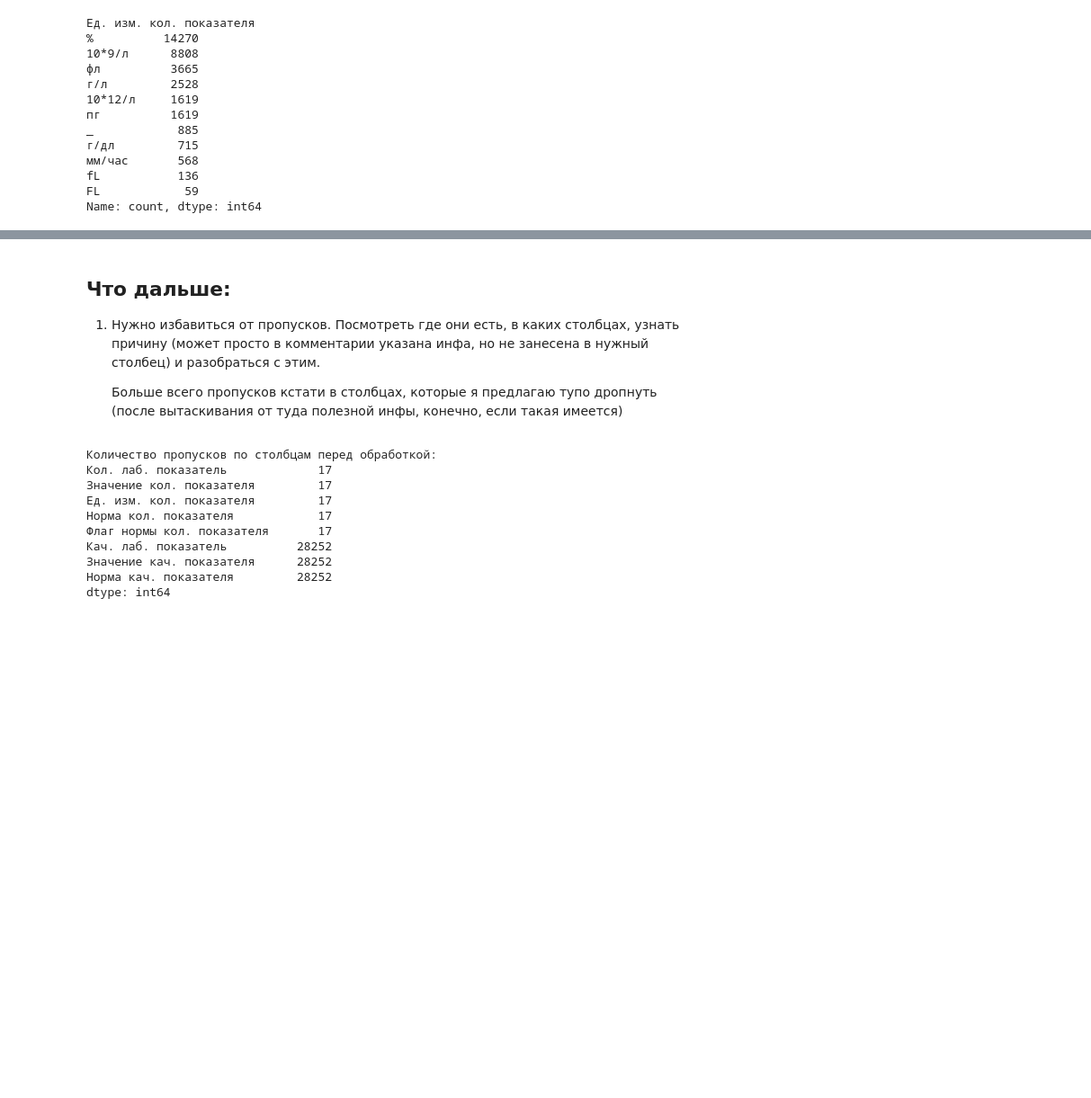
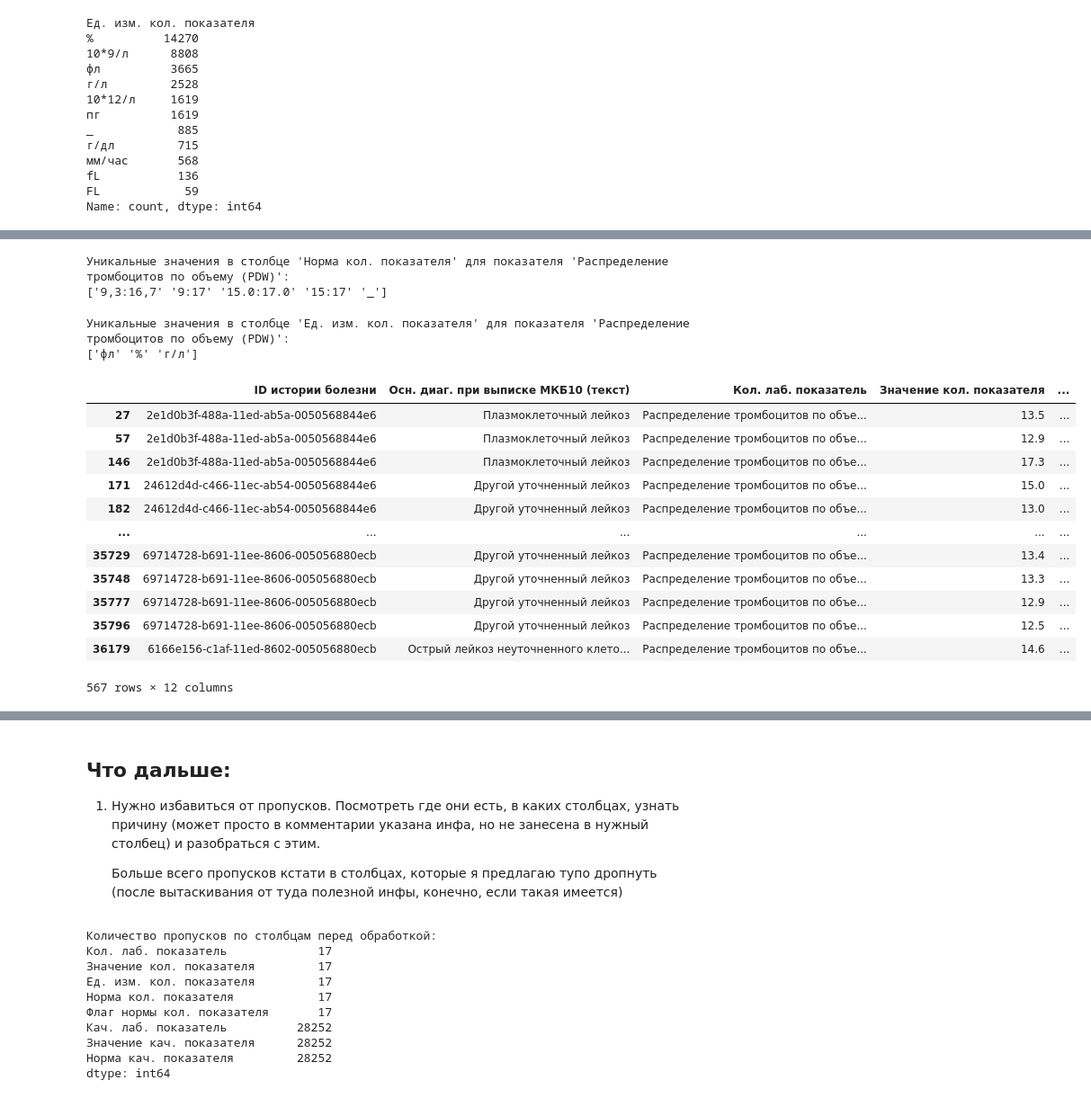
Before and after one commit to ekaterinakaz4255/hakaton_blood_classification, a Jupyter notebook: clear_preprocessing.ipynb, the cells around one changed output, grey strips where cells are left out. Shown at 90% size. Drawn from its saved outputs; the diff is of its cells as text; code cells hidden in the pictures; blank space fills up the shorter version.

```diff
--- a/clear_preprocessing.ipynb
+++ b/clear_preprocessing.ipynb
@@ -503,0 +1362,6 @@ print("Единицы измерения успешно унифицирован
+# %%
+# Создаем маску для строк, где 'Кол. лаб. показатель' равен 'Средний объем тромбоцита (MPV)'
+mpv_mask = df['Кол. лаб. показатель'] == 'Средний объем тромбоцита (MPV)'
+
+# Задаем норму '7,8:11,0' в отфильтрованных строках в столбце 'Норма кол. показателя'
+df.loc[mpv_mask, 'Норма кол. показателя'] = '7,8:11,0'
@@ -503,0 +1404,10 @@ print("Единицы измерения успешно унифицирован
+# %%
+# Создаем маску для строк, где 'Кол. лаб. показатель' равен 'Распределение эритроцитов по объему (RDW)'
+rdw_mask = df['Кол. лаб. показатель'] == 'Распределение эритроцитов по объему (RDW)'
+
+# Задаем норму '10:18' в отфильтрованных строках в столбце 'Норма кол. показателя'
+df.loc[rdw_mask, 'Норма кол. показателя'] = '10:18'
+
+# Проверка изменений
+print("Изменения в столбце 'Норма кол. показателя' для 'Распределение эритроцитов по объему (RDW)':")
+print(df[rdw_mask][['Кол. лаб. показатель', 'Норма кол. показателя']])
@@ -503,0 +1445,10 @@ print("Единицы измерения успешно унифицирован
+# %%
+# Создаем маску для строк, где 'Кол. лаб. показатель' равен 'RDW-SD'
+rdw_sd_mask = df['Кол. лаб. показатель'] == 'Распределение эритроцитов по объему, стандартное отклонение (RDW-SD)'
+
+# Задаем норму '35:60 фл' в отфильтрованных строках в столбце 'Норма кол. показателя'
+df.loc[rdw_sd_mask, 'Норма кол. показателя'] = '35:60'
+
+# Проверка изменений
+print("Изменения в столбце 'Норма кол. показателя' для 'Распределение эритроцитов по объему, стандартное отклонение (RDW-SD)':")
+print(df[rdw_sd_mask][['Кол. лаб. показатель', 'Норма кол. показателя']])
@@ -503,0 +1486,10 @@ print("Единицы измерения успешно унифицирован
+# %%
+# Создаем маску для строк, где 'Кол. лаб. показатель' равен 'Распределение эритроцитов по объему, коэффициент вариации (RDW-CV)'
+rdw_cv_mask = df['Кол. лаб. показатель'] == 'Распределение эритроцитов по объему, коэффициент вариации (RDW-CV)'
+
+# Задаем норму '10:18' в отфильтрованных строках в столбце 'Норма кол. показателя'
+df.loc[rdw_cv_mask, 'Норма кол. показателя'] = '10:18'
+
+# Проверка изменений
+print("Изменения в столбце 'Норма кол. показателя' для 'Распределение эритроцитов по объему, коэффициент вариации (RDW-CV)':")
+print(df[rdw_cv_mask][['Кол. лаб. показатель', 'Норма кол. показателя']])
@@ -503,0 +1512,32 @@ print("Единицы измерения успешно унифицирован
+# %%
+PDW_df = df[df['Кол. лаб. показатель'] == 'Распределение тромбоцитов по объему (PDW)']
+unique_PDW = PDW_df['Норма кол. показателя'].unique()
+print("Уникальные значения в столбце 'Норма кол. показателя' для показателя 'Распределение тромбоцитов по объему (PDW)':")
+print(unique_PDW)
+# %% [output]
+Уникальные значения в столбце 'Норма кол. показателя' для показателя 'Распределение тромбоцитов по объему (PDW)':
+['9,3:16,7' '9:17' '15.0:17.0' '15:17' '_']
+# %%
+unique_ed_PDW = PDW_df['Ед. изм. кол. показателя'].unique()
+print("Уникальные значения в столбце 'Ед. изм. кол. показателя' для показателя 'Распределение тромбоцитов по объему (PDW)':")
+print(unique_ed_PDW)
+# %% [output]
+Уникальные значения в столбце 'Ед. изм. кол. показателя' для показателя 'Распределение тромбоцитов по объему (PDW)':
+['фл' '%' 'г/л']
+# %%
+PDW_ed_fl_df = df[(df['Кол. лаб. показатель'] == 'Распределение тромбоцитов по объему (PDW)') & (df['Ед. изм. кол. показателя'] == 'фл')]
+PDW_ed_fl_df
+# %% [output]
+|  | ID истории болезни | Осн. диаг. при выписке МКБ10 (текст) | Кол. лаб. показатель | Значение кол. показателя | ... |
+| 27 | 2e1d0b3f-488a-11ed-ab5a-0050568844e6 | Плазмоклеточный лейкоз | Распределение тромбоцитов по объе... | 13.5 | ... |
+| 57 | 2e1d0b3f-488a-11ed-ab5a-0050568844e6 | Плазмоклеточный лейкоз | Распределение тромбоцитов по объе... | 12.9 | ... |
+| 146 | 2e1d0b3f-488a-11ed-ab5a-0050568844e6 | Плазмоклеточный лейкоз | Распределение тромбоцитов по объе... | 17.3 | ... |
+| 171 | 24612d4d-c466-11ec-ab54-0050568844e6 | Другой уточненный лейкоз | Распределение тромбоцитов по объе... | 15.0 | ... |
+| 182 | 24612d4d-c466-11ec-ab54-0050568844e6 | Другой уточненный лейкоз | Распределение тромбоцитов по объе... | 13.0 | ... |
+| ... | ... | ... | ... | ... | ... |
+| 35729 | 69714728-b691-11ee-8606-005056880ecb | Другой уточненный лейкоз | Распределение тромбоцитов по объе... | 13.4 | ... |
+| 35748 | 69714728-b691-11ee-8606-005056880ecb | Другой уточненный лейкоз | Распределение тромбоцитов по объе... | 13.3 | ... |
+| 35777 | 69714728-b691-11ee-8606-005056880ecb | Другой уточненный лейкоз | Распределение тромбоцитов по объе... | 12.9 | ... |
+| 35796 | 69714728-b691-11ee-8606-005056880ecb | Другой уточненный лейкоз | Распределение тромбоцитов по объе... | 12.5 | ... |
+| 36179 | 6166e156-c1af-11ed-8602-005056880ecb | Острый лейкоз неуточненного клето... | Распределение тромбоцитов по объе... | 14.6 | ... |
+567 rows × 12 columns
```
Also changed, not shown: parts of 83 cells of this notebook.
